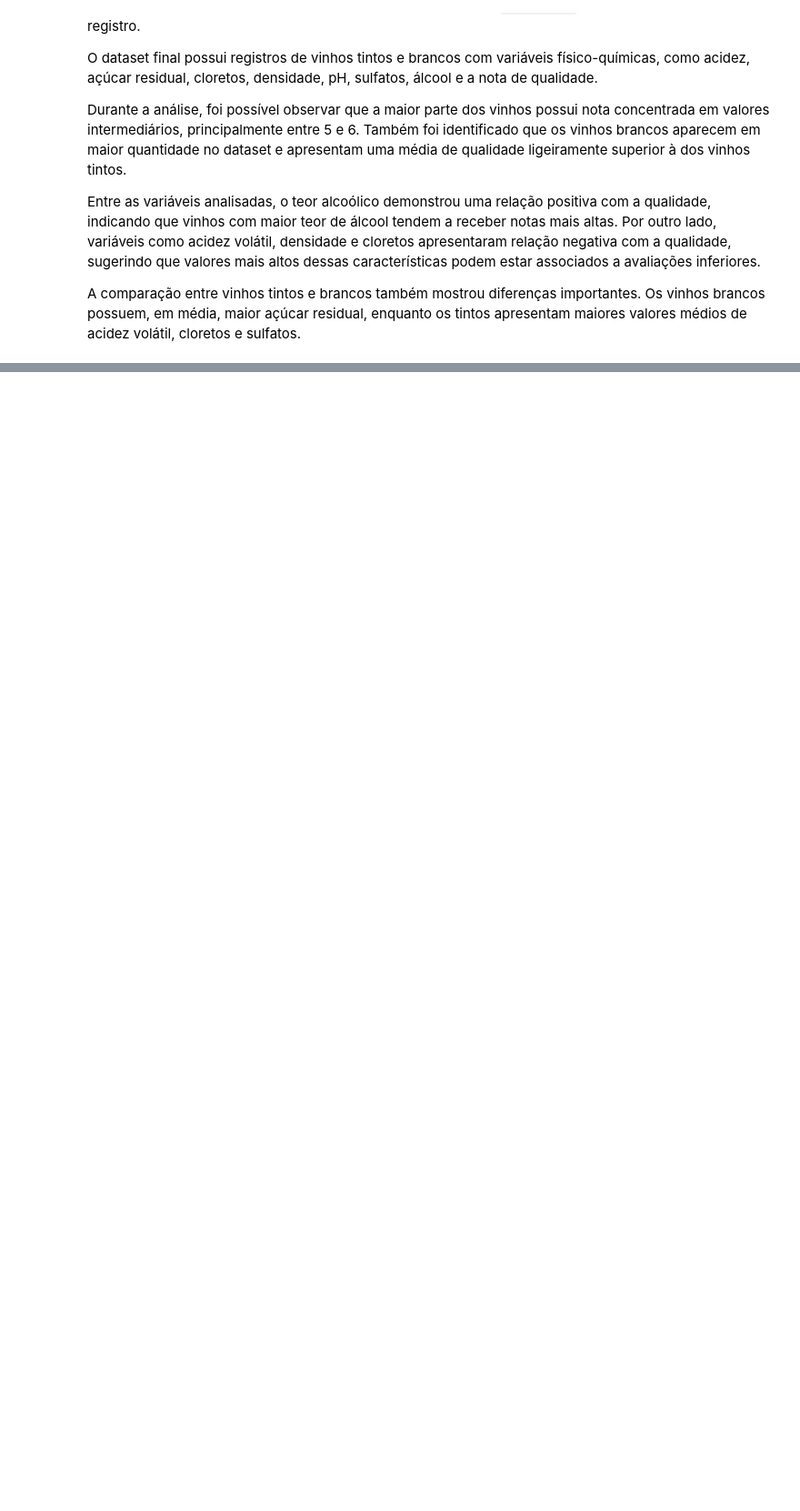
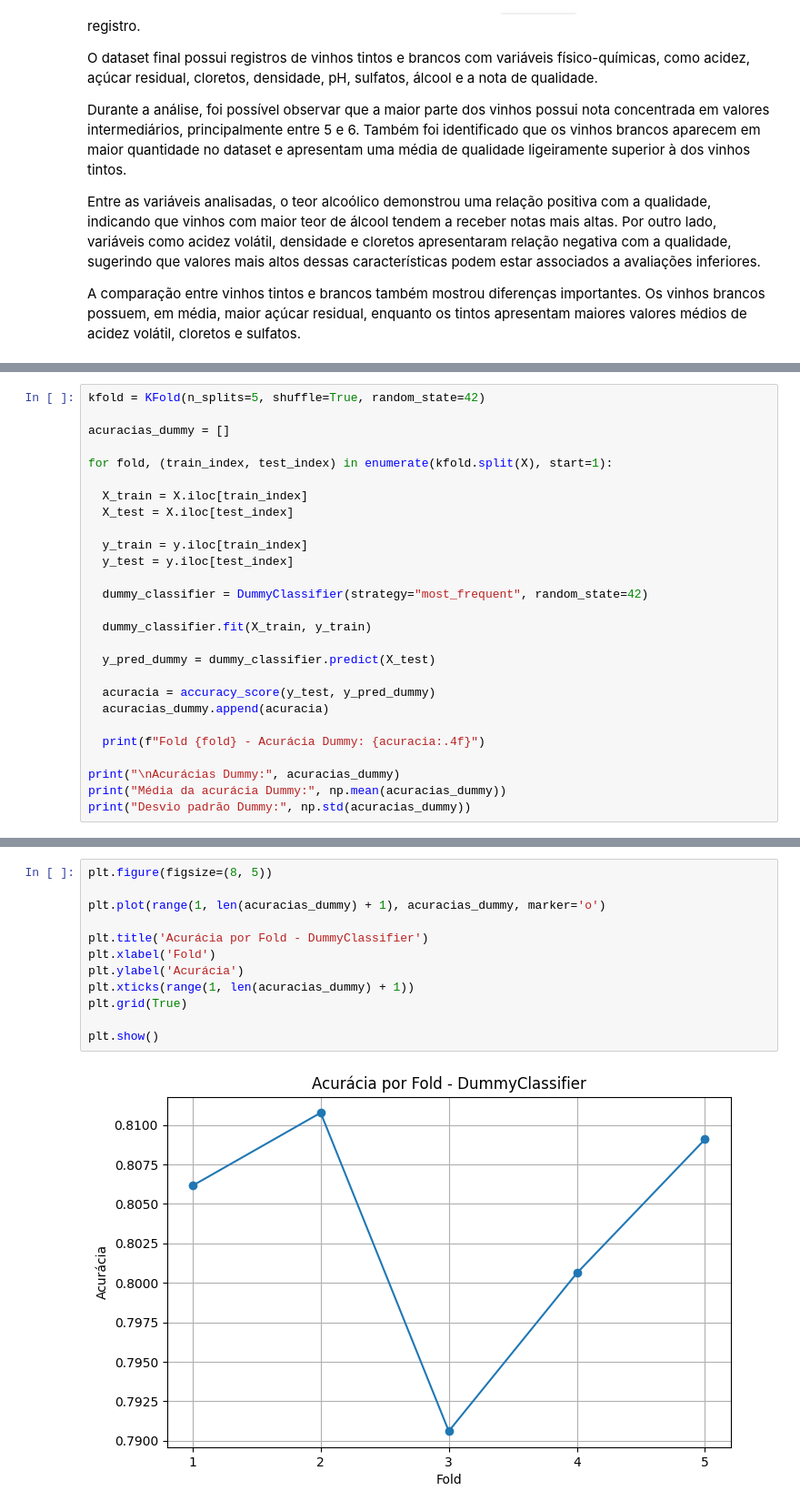
Before and after one commit to computacao-aplicada/lab01-eda-danborghi, a Jupyter notebook: EDA_WINE.ipynb, the cells around one changed output, grey strips where cells are left out. Shown at 91% size. Drawn from its saved outputs; the diff is of its cells as text; blank space fills up the shorter version.

```diff
--- a/EDA_WINE.ipynb
+++ b/EDA_WINE.ipynb
@@ -816,0 +815,27 @@ Desvio padrão: 0.016549453029563378
+# %%
+kfold = KFold(n_splits=5, shuffle=True, random_state=42)
+
+acuracias_dummy = []
+
+for fold, (train_index, test_index) in enumerate(kfold.split(X), start=1):
+
+  X_train = X.iloc[train_index]
+  X_test = X.iloc[test_index]
+
+  y_train = y.iloc[train_index]
+  y_test = y.iloc[test_index]
+
+  dummy_classifier = DummyClassifier(strategy="most_frequent", random_state=42)
+
+  dummy_classifier.fit(X_train, y_train)
+
+  y_pred_dummy = dummy_classifier.predict(X_test)
+
+  acuracia = accuracy_score(y_test, y_pred_dummy)
+  acuracias_dummy.append(acuracia)
+
+  print(f"Fold {fold} - Acurácia Dummy: {acuracia:.4f}")
+
+print("\nAcurácias Dummy:", acuracias_dummy)
+print("Média da acurácia Dummy:", np.mean(acuracias_dummy))
+print("Desvio padrão Dummy:", np.std(acuracias_dummy))
@@ -816,0 +903,14 @@ Desvio padrão: 0.016549453029563378
+# %%
+plt.figure(figsize=(8, 5))
+
+plt.plot(range(1, len(acuracias_dummy) + 1), acuracias_dummy, marker='o')
+
+plt.title('Acurácia por Fold - DummyClassifier')
+plt.xlabel('Fold')
+plt.ylabel('Acurácia')
+plt.xticks(range(1, len(acuracias_dummy) + 1))
+plt.grid(True)
+
+plt.show()
+# %% [output]
+[figure, added]
```
Also changed, not shown: parts of 12 cells of this notebook.
